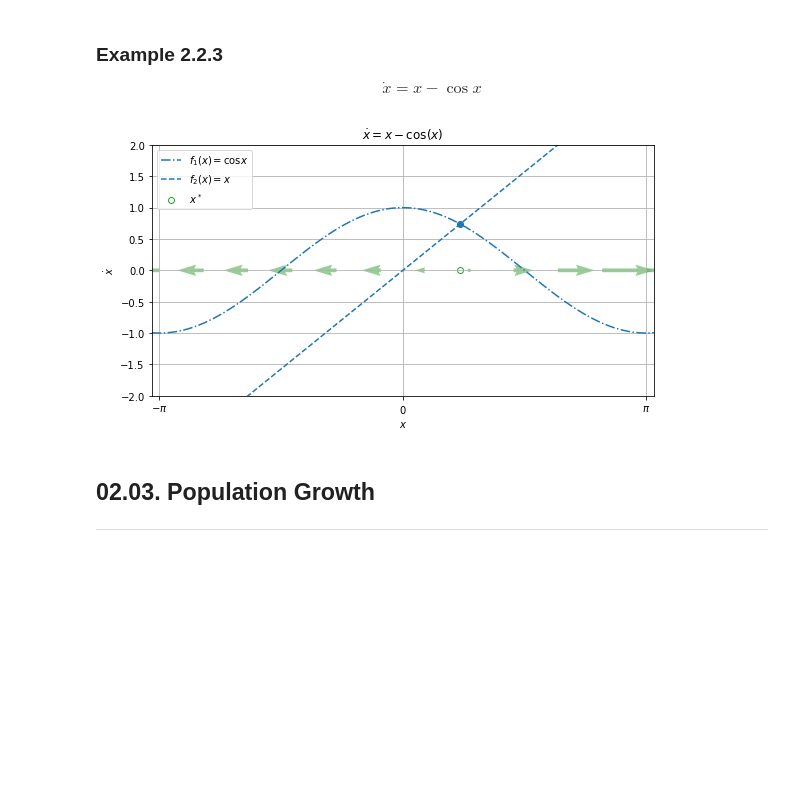
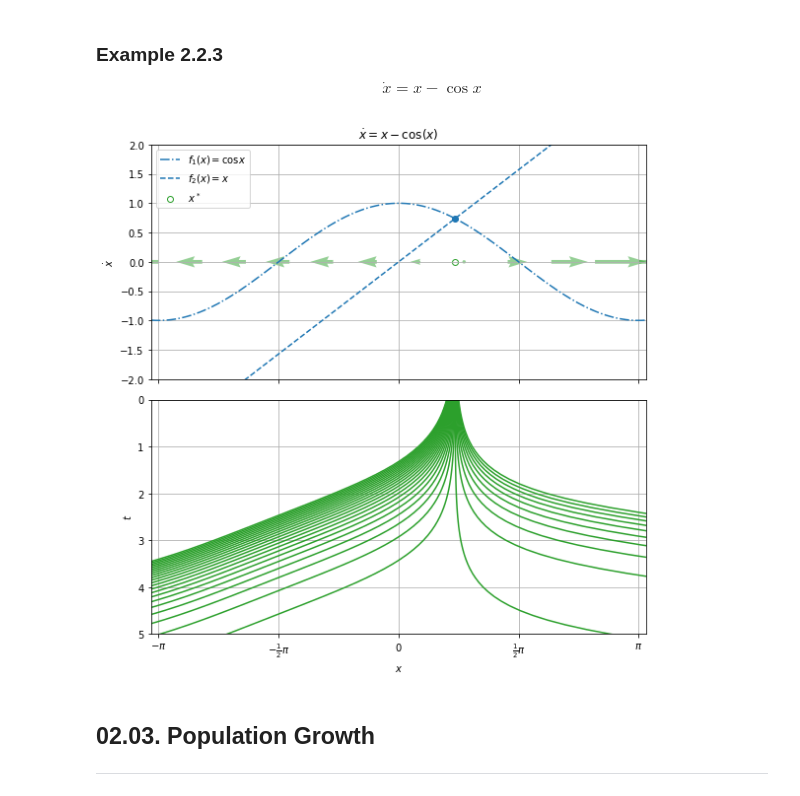
Before and after one commit to shumez/NLDC, a Jupyter notebook: 02/code.ipynb, the cells around one changed output. Drawn from its saved outputs; the diff is of its cells as text; code cells hidden in the pictures; blank space fills up the shorter version.

```diff
--- a/02/code.ipynb
+++ b/02/code.ipynb
@@ -156,7 +156,7 @@ fig, ax = plt.subplots(figsize=(5, 5))
 
 for x0 in x0s:
     xs, ts = flow(x0, t0, 60, .1)
-    ax.plot(ts, xs, color=c[0])
+    ax.plot(ts, xs, color=c[2])
 
 ax.grid(True)
 ax.set_xlabel(r'$t$')
@@ -310,9 +313,6 @@ plt.show()
 
 $$ \dot{x} = x - \cos{x} $$
 # %%
-import matplotlib.pyplot as plt
-import numpy as np
-
 def f(x):
     y = x - np.cos(x)
     return y
@@ -324,6 +324,18 @@ def f_1(x):
 def f_2(x):
     y = x
     return y
+
+def flow(x0, t0, iteration, dt):
+    xs = np.array([x0])
+    ts = np.array([t0])
+
+    for i in range(iteration):
+        xi = xs[i]
+        ti = ts[i]
+
+        xs = np.append(xs, xi + f(xi)*dt)
+        ts = np.append(ts, ti + dt)
+    return xs, ts
 
 def approx(x_min, x_max, iteration):
     x1 = x_min
@@ -342,48 +354,60 @@ def approx(x_min, x_max, iteration):
         elif y2s * y3s < 0:
             x1 = x3
         else:
             break
 
         x3s = np.append(x3s, x3)
     return (x1 + x2) / 2
 
-fig, ax = plt.subplots(figsize=(8, 4.5))
+fig, ax = plt.subplots(figsize=(8, 8), nrows=2, sharex=True)
 
 x = np.linspace(-np.pi-.1, np.pi+.1, 100)
 y = f(x)
 # plt.plot(x, y, label=r'$\dot{x} = x - \cos{x}$', c=c[0])
 
 x_1 = np.linspace(-np.pi, np.pi, 100)
 y_1 = f_1(x)
-plt.plot(x, y_1, label=r'$f_1(x) = \cos{x}$', linestyle=l[2], c=c[0])
+ax[0].plot(x, y_1, label=r'$f_1(x) = \cos{x}$', linestyle=l[2], c=c[0])
 
 x_2 = np.linspace(-2, 2, 100)
 y_2 = f_2(x)
-plt.plot(x, y_2, label=r'$f_2(x) = x$', linestyle=l[1], c=c[0])
+ax[0].plot(x, y_2, label=r'$f_2(x) = x$', linestyle=l[1], c=c[0])
 
 x_flow = np.linspace(-np.pi, np.pi, 12)
 y_flow = np.repeat(0, len(x_flow))
 l_flow = f(x_flow)
-plt.quiver(x_flow, y_flow, l_flow, 0, color=c[2], alpha=.5)
+ax[0].quiver(x_flow, y_flow, l_flow, 0, color=c[2], alpha=.5)
 
 x_star = approx(0.0, np.pi/2, 10)
-plt.scatter(x_star, f_1(x_star), color=c[0])
-plt.scatter(x_star, f(x_star), facecolor='white', edgecolor=c[2], label=r'$x^*$')
+ax[0].scatter(x_star, f_1(x_star), color=c[0])
+ax[0].scatter(x_star, f(x_star), facecolor='white', edgecolor=c[2], label=r'$x^*$')
 
-plt.xticks(np.arange(-np.pi*2, np.pi*2+.1, pi), (r'$-2\pi$', r'$-\pi$', r'$0$', r'$\pi$', r'$2\pi$'))
-plt.title(r'$\dot{x} = x - \cos(x)$')
-plt.xlabel(r'$x$')
-plt.ylabel(r'$\dot{x}$')
-plt.xlim(-np.pi-.1, np.pi+.1)
-plt.ylim(-2.0, 2.0)
-plt.legend(loc='upper left')
-plt.grid(True)
+
+ax[0].set_title(r'$\dot{x} = x - \cos(x)$')
+ax[0].set_ylabel(r'$\dot{x}$')
+ax[0].set_xlim(-np.pi-.1, np.pi+.1)
+ax[0].set_ylim(-2.0, 2.0)
+ax[0].legend(loc='upper left')
+ax[0].grid(True)
+
+x0s = np.linspace(np.pi/5, np.pi/4, 32)
+
+for x0 in x0s:
+    xs, ts = flow(x0, t0, 100, .1)
+    ax[1].plot(xs, ts, color=c[2])
+
+plt.xticks(np.arange(-np.pi*2, np.pi*2+.1, pi/2), (r'$-2\pi$', r'$-\frac{3}{2}\pi$', r'$-\pi$', r'$-\frac{1}{2}\pi$', r'$0$', r'$\frac{1}{2}\pi$', r'$\pi$', r'$\frac{3}{2}\pi$', r'$2\pi$'))
+ax[1].set_xlabel(r'$x$')
+ax[1].set_ylabel(r'$t$')
+ax[1].set_xlim(-np.pi-.1, np.pi+.1)
+ax[1].set_ylim(5, 0)
+ax[1].grid(True)
 
 plt.tight_layout()
 plt.savefig('fig/fig020206.png')
 plt.show()
 # %% [output]
-[figure, old version]
+[figure, new version]
 # %% [markdown]
 ## 02.03. Population Growth
 ---
```
Also changed, not shown: parts of 3 cells of this notebook.
